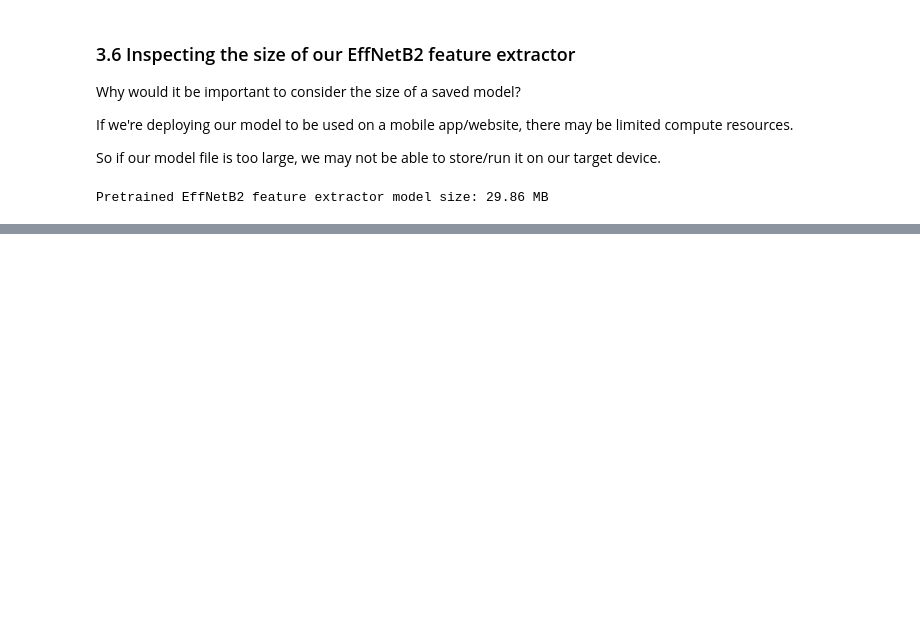
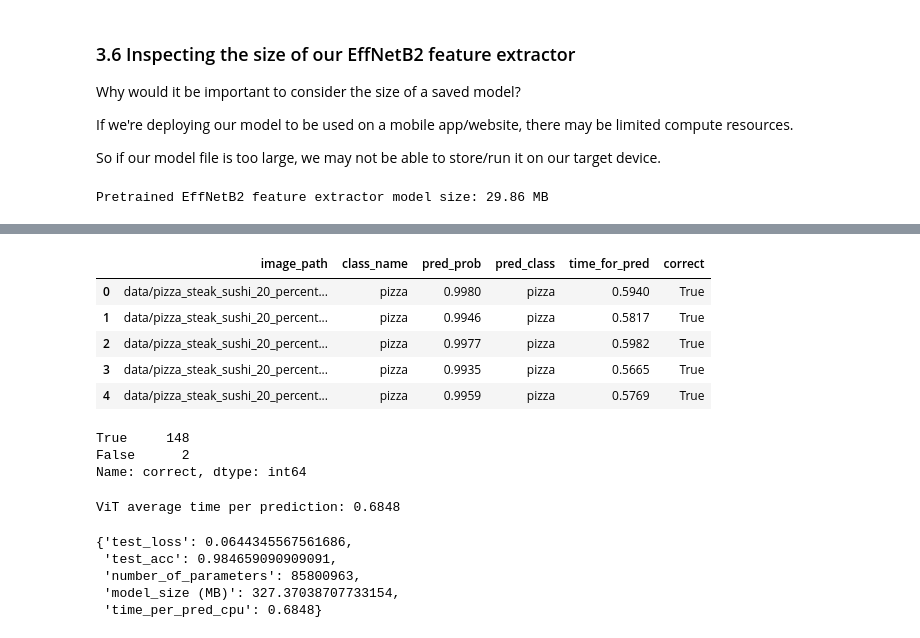
Before and after one commit to beyzoskaya/PyTorch_deepLearning, a Jupyter notebook: 09_pytorch_model_deployment.ipynb, the cells around one changed output, grey strips where cells are left out. Saved outputs shown, nothing was run; the diff lists cells and outputs as text; code cells hidden in the pictures; blank space fills up the shorter version.

```diff
--- a/09_pytorch_model_deployment.ipynb
+++ b/09_pytorch_model_deployment.ipynb
@@ -374,0 +758,7 @@ Pretrained EffNetB2 feature extractor model size: 29.86 MB
+# %%
+# Make list of prediction dictionaries with ViT feature extractor model on test images
+vit_test_pred_dicts = pred_and_store(paths=test_data_paths,
+                                        model=vit,
+                                        transform=vit_transforms,
+                                        class_names=class_names,
+                                        device="cpu")
@@ -374,0 +781,35 @@ Pretrained EffNetB2 feature extractor model size: 29.86 MB
+# %%
+# Turn vit_test_pred_dicts
+import pandas as pd
+vit_test_pred_df = pd.DataFrame(vit_test_pred_dicts)
+vit_test_pred_df.head()
+# %% [output]
+|  | image_path | class_name | pred_prob | pred_class | time_for_pred | correct |
+| 0 | data/pizza_steak_sushi_20_percent... | pizza | 0.9980 | pizza | 0.5940 | True |
+| 1 | data/pizza_steak_sushi_20_percent... | pizza | 0.9946 | pizza | 0.5817 | True |
+| 2 | data/pizza_steak_sushi_20_percent... | pizza | 0.9977 | pizza | 0.5982 | True |
+| 3 | data/pizza_steak_sushi_20_percent... | pizza | 0.9935 | pizza | 0.5665 | True |
+| 4 | data/pizza_steak_sushi_20_percent... | pizza | 0.9959 | pizza | 0.5769 | True |
+# %%
+# See how many correct
+vit_test_pred_df.correct.value_counts()
+# %% [output]
+True     148
+False      2
+Name: correct, dtype: int64
+# %%
+# Calculate average time per prediction for ViT model
+vit_average_time_per_pred = round(vit_test_pred_df.time_for_pred.mean(),4)
+print(f"ViT average time per prediction: {vit_average_time_per_pred}")
+# %% [output]
+ViT average time per prediction: 0.6848
+# %%
+# Add average time per prediction to ViT stats
+vit_stats["time_per_pred_cpu"] = vit_average_time_per_pred
+vit_stats
+# %% [output]
+{'test_loss': 0.0644345567561686,
+ 'test_acc': 0.984659090909091,
+ 'number_of_parameters': 85800963,
+ 'model_size (MB)': 327.37038707733154,
+ 'time_per_pred_cpu': 0.6848}
```
Also changed, not shown: parts of 44 cells of this notebook.
